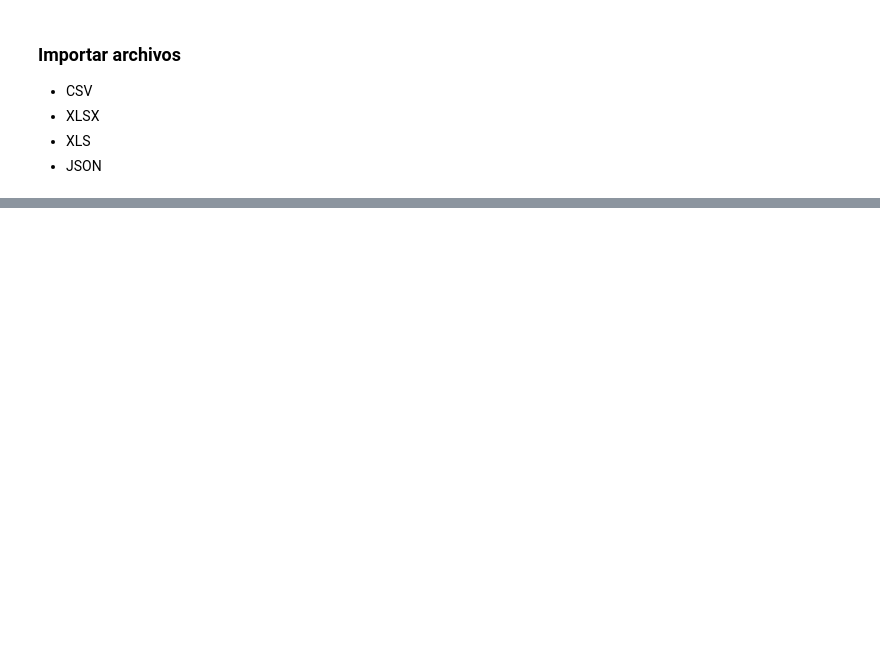
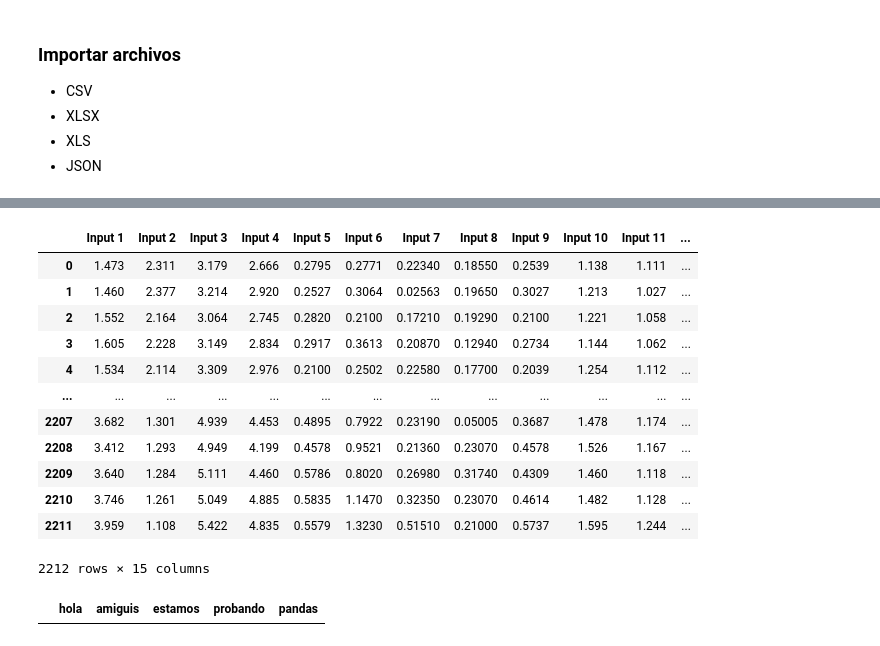
Before and after one commit to Ironhack-Data-Madrid-Agosto-2022/Apuntes-de-clase, a Jupyter notebook: semana_2/1.2 - Intro Pandas.ipynb, the cells around one changed output, grey strips where cells are left out. Saved outputs shown, nothing was run; the diff lists cells and outputs as text; code cells hidden in the pictures; blank space fills up the shorter version.

Commit message:
intro pandas

```diff
--- a/semana_2/1.2 - Intro Pandas.ipynb
+++ b/semana_2/1.2 - Intro Pandas.ipynb
@@ -67,0 +597,4 @@ Un DataFrame contiene dos índices, uno para las filas y otro para las columnas,
+# %%
+# csv
+pd.set_option('display.max_columns', None) # mostrar todas las columnas de un df
+#pd.set_option('display.max_rows', None) # mostrar todas las filas de un df
@@ -76,0 +662,26 @@ Un DataFrame contiene dos índices, uno para las filas y otro para las columnas,
+# %%
+# xls
+
+df_xls = pd.read_excel('../data/Sensor Data.xls')
+
+df_xls
+# %% [output]
+|  | Input 1 | Input 2 | Input 3 | Input 4 | Input 5 | Input 6 | Input 7 | Input 8 | Input 9 | Input 10 | Input 11 | ... |
+| 0 | 1.473 | 2.311 | 3.179 | 2.666 | 0.2795 | 0.2771 | 0.22340 | 0.18550 | 0.2539 | 1.138 | 1.111 | ... |
+| 1 | 1.460 | 2.377 | 3.214 | 2.920 | 0.2527 | 0.3064 | 0.02563 | 0.19650 | 0.3027 | 1.213 | 1.027 | ... |
+| 2 | 1.552 | 2.164 | 3.064 | 2.745 | 0.2820 | 0.2100 | 0.17210 | 0.19290 | 0.2100 | 1.221 | 1.058 | ... |
+| 3 | 1.605 | 2.228 | 3.149 | 2.834 | 0.2917 | 0.3613 | 0.20870 | 0.12940 | 0.2734 | 1.144 | 1.062 | ... |
+| 4 | 1.534 | 2.114 | 3.309 | 2.976 | 0.2100 | 0.2502 | 0.22580 | 0.17700 | 0.2039 | 1.254 | 1.112 | ... |
+| ... | ... | ... | ... | ... | ... | ... | ... | ... | ... | ... | ... | ... |
+| 2207 | 3.682 | 1.301 | 4.939 | 4.453 | 0.4895 | 0.7922 | 0.23190 | 0.05005 | 0.3687 | 1.478 | 1.174 | ... |
+| 2208 | 3.412 | 1.293 | 4.949 | 4.199 | 0.4578 | 0.9521 | 0.21360 | 0.23070 | 0.4578 | 1.526 | 1.167 | ... |
+| 2209 | 3.640 | 1.284 | 5.111 | 4.460 | 0.5786 | 0.8020 | 0.26980 | 0.31740 | 0.4309 | 1.460 | 1.118 | ... |
+| 2210 | 3.746 | 1.261 | 5.049 | 4.885 | 0.5835 | 1.1470 | 0.32350 | 0.23070 | 0.4614 | 1.482 | 1.128 | ... |
+| 2211 | 3.959 | 1.108 | 5.422 | 4.835 | 0.5579 | 1.3230 | 0.51510 | 0.21000 | 0.5737 | 1.595 | 1.244 | ... |
+2212 rows × 15 columns
+# %%
+df_xlsx_3 = pd.read_excel('../data/Sensor Data.xls', 'Sheet3')
+
+df_xlsx_3
+# %% [output]
+|  | hola | amiguis | estamos | probando | pandas |
```
Also changed, not shown: parts of 61 cells of this notebook.
